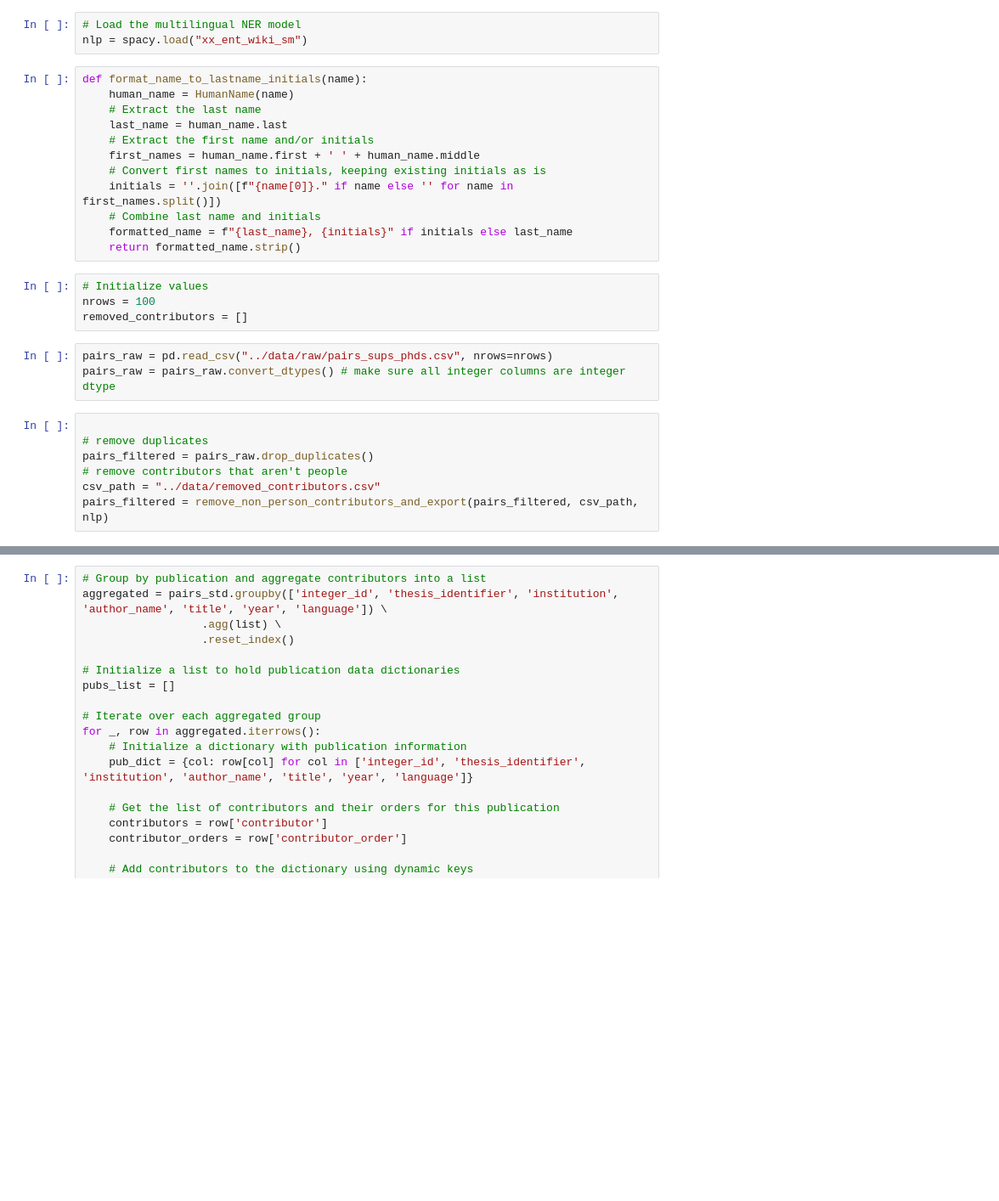
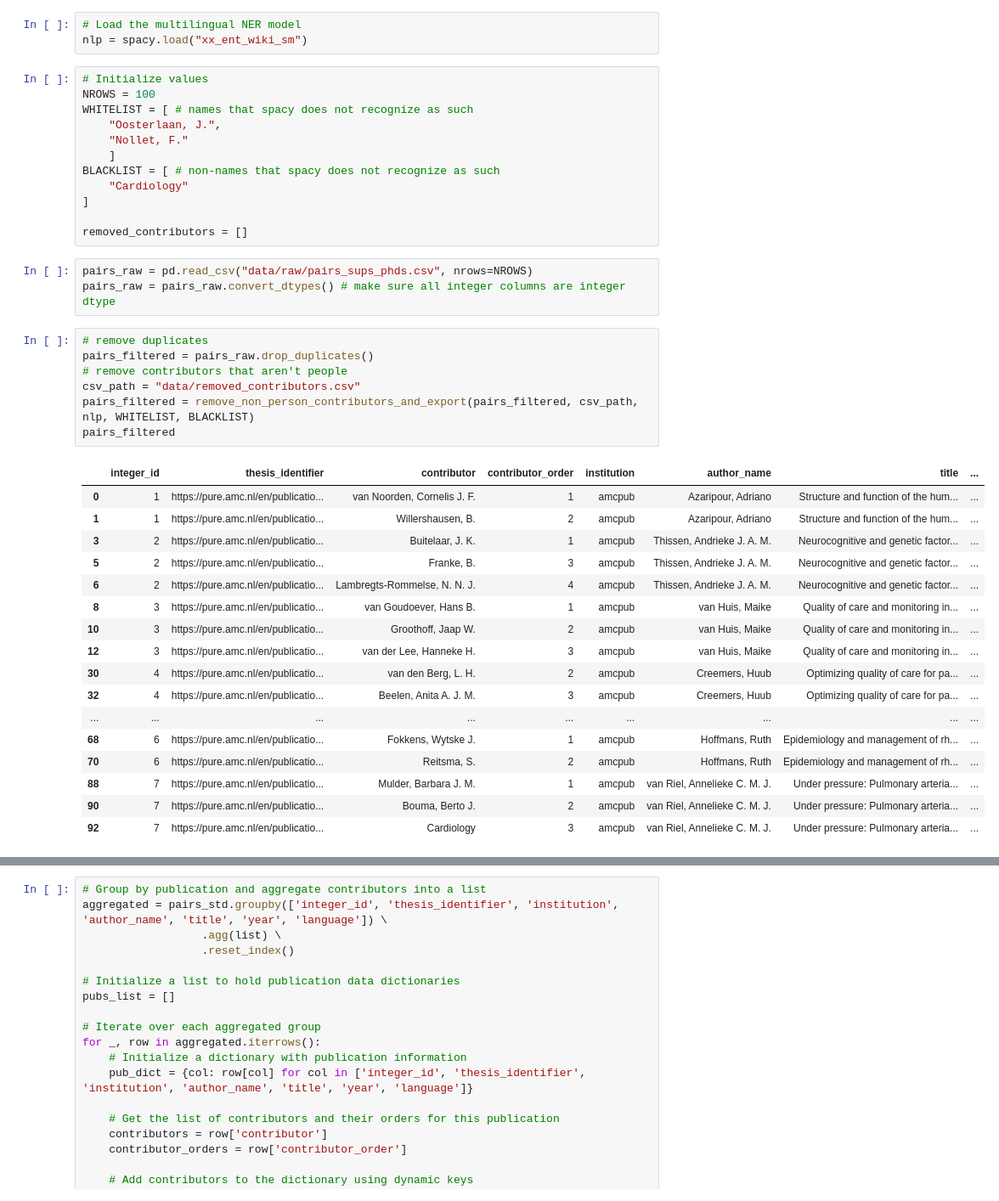
Before and after one commit to StefKirsch/clean-and-enrich-phd-supervisor-data, a Jupyter notebook: clean_data.ipynb, the cells around one changed output, grey strips where cells are left out. Shown at 85% size. Saved outputs shown, nothing was run; the diff lists cells and outputs as text; blank space fills up the shorter version.

Commit message:
Add whitelist and blacklist functionality

```diff
--- a/clean_data.ipynb
+++ b/clean_data.ipynb
@@ -7,32 +9,46 @@ from src.clean_names import remove_non_person_contributors_and_export
 # %%
 # Load the multilingual NER model
 nlp = spacy.load("xx_ent_wiki_sm")
-# %%
-def format_name_to_lastname_initials(name):
-    human_name = HumanName(name)
-    # Extract the last name
-    last_name = human_name.last
-    # Extract the first name and/or initials
-    first_names = human_name.first + ' ' + human_name.middle
-    # Convert first names to initials, keeping existing initials as is
-    initials = ''.join([f"{name[0]}." if name else '' for name in first_names.split()])
-    # Combine last name and initials
-    formatted_name = f"{last_name}, {initials}" if initials else last_name
-    return formatted_name.strip()
-# %%
-# Initialize values
-nrows = 100
-removed_contributors = []
+# %%
+# Initialize values
+NROWS = 100
+WHITELIST = [ # names that spacy does not recognize as such
+    "Oosterlaan, J.",
+    "Nollet, F."
+    ]
+BLACKLIST = [ # non-names that spacy does not recognize as such
+    "Cardiology"
+]
+
+removed_contributors = []
 # %%
-pairs_raw = pd.read_csv("../data/raw/pairs_sups_phds.csv", nrows=nrows)
+pairs_raw = pd.read_csv("data/raw/pairs_sups_phds.csv", nrows=NROWS)
 pairs_raw = pairs_raw.convert_dtypes() # make sure all integer columns are integer dtype
 # %%
-
 # remove duplicates
 pairs_filtered = pairs_raw.drop_duplicates()
 # remove contributors that aren't people
-csv_path = "../data/removed_contributors.csv"
-pairs_filtered = remove_non_person_contributors_and_export(pairs_filtered, csv_path, nlp)
+csv_path = "data/removed_contributors.csv"
+pairs_filtered = remove_non_person_contributors_and_export(pairs_filtered, csv_path, nlp, WHITELIST, BLACKLIST)
+pairs_filtered
+# %% [output]
+|  | integer_id | thesis_identifier | contributor | contributor_order | institution | author_name | title | ... |
+| 0 | 1 | https://pure.amc.nl/en/publicatio... | van Noorden, Cornelis J. F. | 1 | amcpub | Azaripour, Adriano | Structure and function of the hum... | ... |
+| 1 | 1 | https://pure.amc.nl/en/publicatio... | Willershausen, B. | 2 | amcpub | Azaripour, Adriano | Structure and function of the hum... | ... |
+| 3 | 2 | https://pure.amc.nl/en/publicatio... | Buitelaar, J. K. | 1 | amcpub | Thissen, Andrieke J. A. M. | Neurocognitive and genetic factor... | ... |
+| 5 | 2 | https://pure.amc.nl/en/publicatio... | Franke, B. | 3 | amcpub | Thissen, Andrieke J. A. M. | Neurocognitive and genetic factor... | ... |
+| 6 | 2 | https://pure.amc.nl/en/publicatio... | Lambregts-Rommelse, N. N. J. | 4 | amcpub | Thissen, Andrieke J. A. M. | Neurocognitive and genetic factor... | ... |
+| 8 | 3 | https://pure.amc.nl/en/publicatio... | van Goudoever, Hans B. | 1 | amcpub | van Huis, Maike | Quality of care and monitoring in... | ... |
+| 10 | 3 | https://pure.amc.nl/en/publicatio... | Groothoff, Jaap W. | 2 | amcpub | van Huis, Maike | Quality of care and monitoring in... | ... |
+| 12 | 3 | https://pure.amc.nl/en/publicatio... | van der Lee, Hanneke H. | 3 | amcpub | van Huis, Maike | Quality of care and monitoring in... | ... |
+| 30 | 4 | https://pure.amc.nl/en/publicatio... | van den Berg, L. H. | 2 | amcpub | Creemers, Huub | Optimizing quality of care for pa... | ... |
+| 32 | 4 | https://pure.amc.nl/en/publicatio... | Beelen, Anita A. J. M. | 3 | amcpub | Creemers, Huub | Optimizing quality of care for pa... | ... |
+| ... | ... | ... | ... | ... | ... | ... | ... | ... |
+| 68 | 6 | https://pure.amc.nl/en/publicatio... | Fokkens, Wytske J. | 1 | amcpub | Hoffmans, Ruth | Epidemiology and management of rh... | ... |
+| 70 | 6 | https://pure.amc.nl/en/publicatio... | Reitsma, S. | 2 | amcpub | Hoffmans, Ruth | Epidemiology and management of rh... | ... |
+| 88 | 7 | https://pure.amc.nl/en/publicatio... | Mulder, Barbara J. M. | 1 | amcpub | van Riel, Annelieke C. M. J. | Under pressure: Pulmonary arteria... | ... |
+| 90 | 7 | https://pure.amc.nl/en/publicatio... | Bouma, Berto J. | 2 | amcpub | van Riel, Annelieke C. M. J. | Under pressure: Pulmonary arteria... | ... |
+| 92 | 7 | https://pure.amc.nl/en/publicatio... | Cardiology | 3 | amcpub | van Riel, Annelieke C. M. J. | Under pressure: Pulmonary arteria... | ... |
 # %%
 # Standardize names
 pairs_std = pairs_filtered
```
Also changed, not shown: parts of 4 cells of this notebook, 2 other files.
